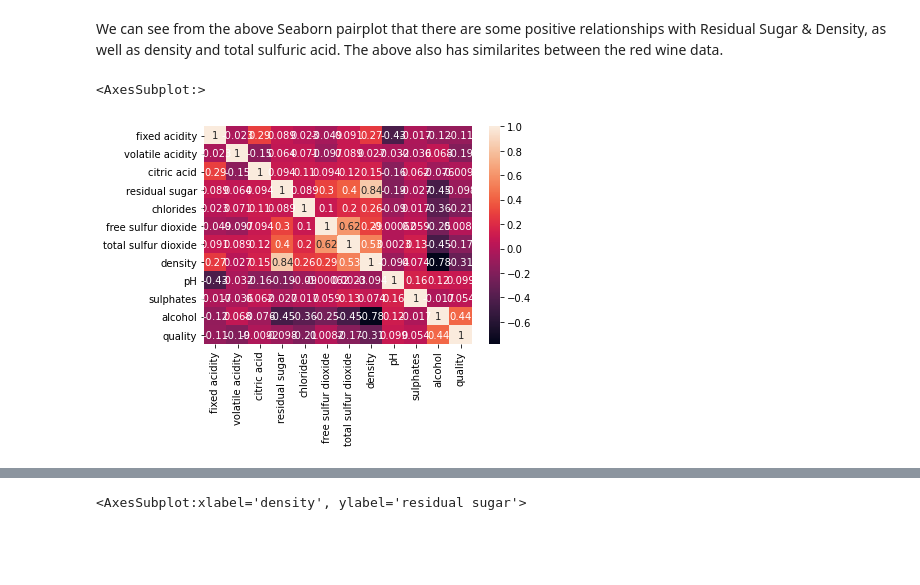
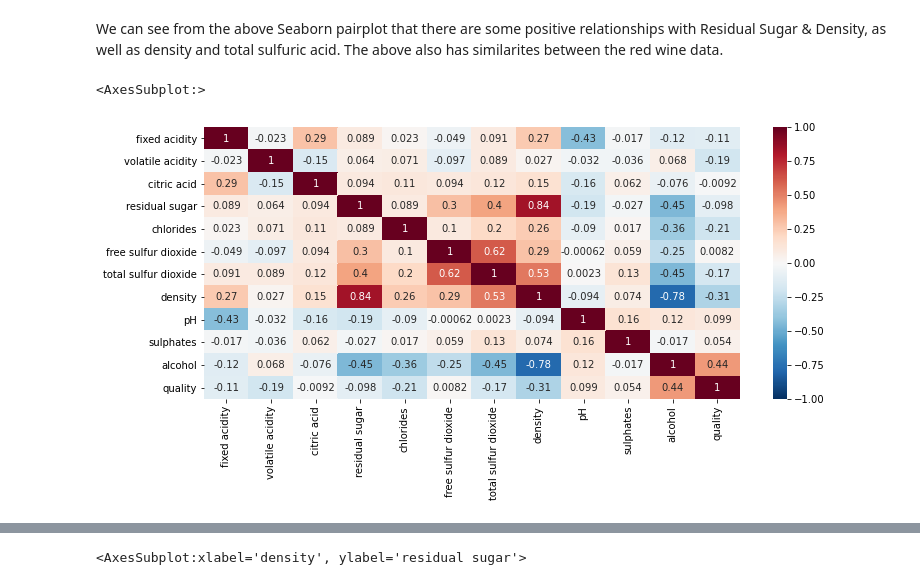
Before and after one commit to Tchawla182/Predicting-the-quality-of-wine-from-its-chemical-composition, a Jupyter notebook: Wine Capstone.ipynb, the cells around one changed output, grey strips where cells are left out. Drawn from its saved outputs; the diff is of its cells as text; code cells hidden in the pictures; blank space fills up the shorter version.

```diff
--- a/Wine Capstone.ipynb
+++ b/Wine Capstone.ipynb
@@ -110,8 +110,8 @@ sns.pairplot(white_wine)
 We can see from the above Seaborn pairplot that there are some positive relationships with Residual Sugar & Density, as well as density and total sulfuric acid. The above also has similarites between the red wine data.
 # %%
 # Make a heatmap of the data
-
-sns.heatmap(white_wine.corr(), annot=True)
+plt.figure(figsize=(12, 5))
+sns.heatmap(white_wine.corr(), annot=True, linewidths=0, vmin=-1, cmap="RdBu_r")
 # %% [output]
 <AxesSubplot:>
-[figure, old version]
+[figure, new version]
```
Also changed, not shown: parts of 10 cells of this notebook.
